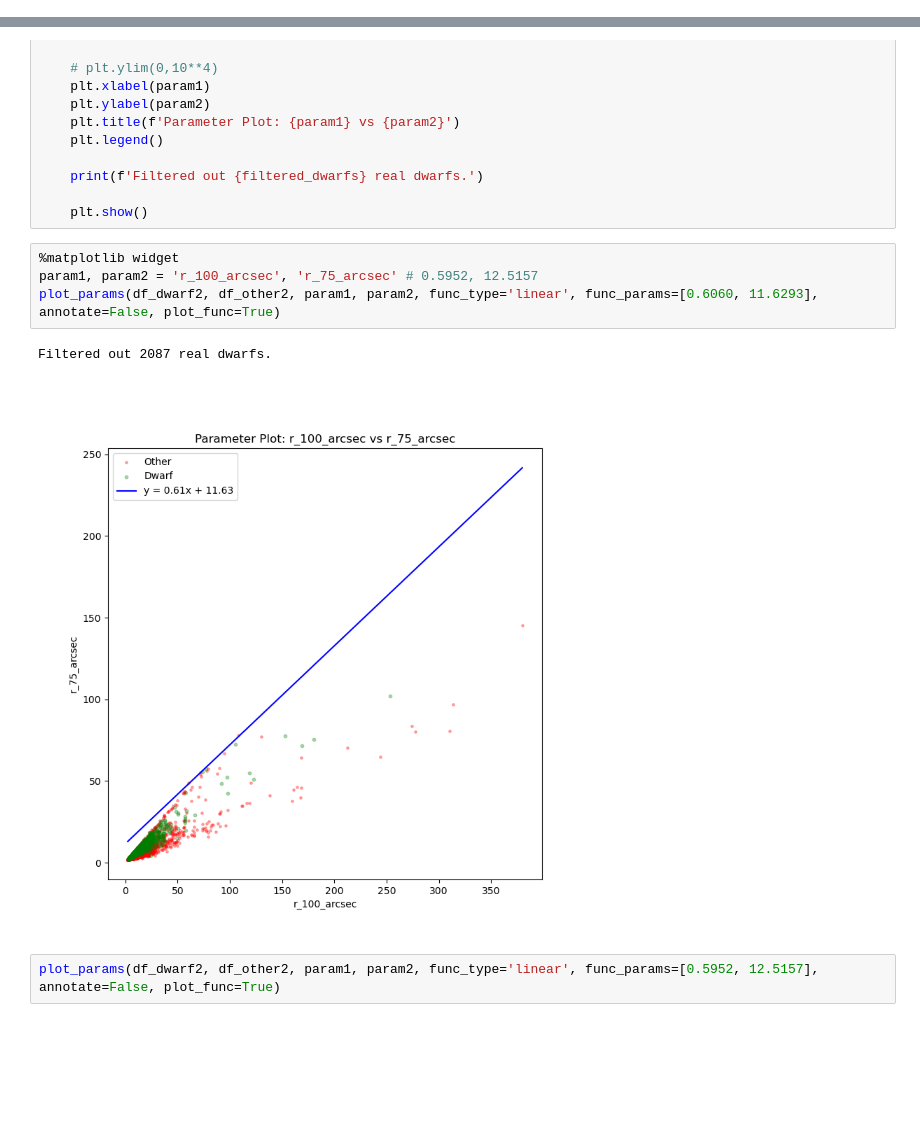
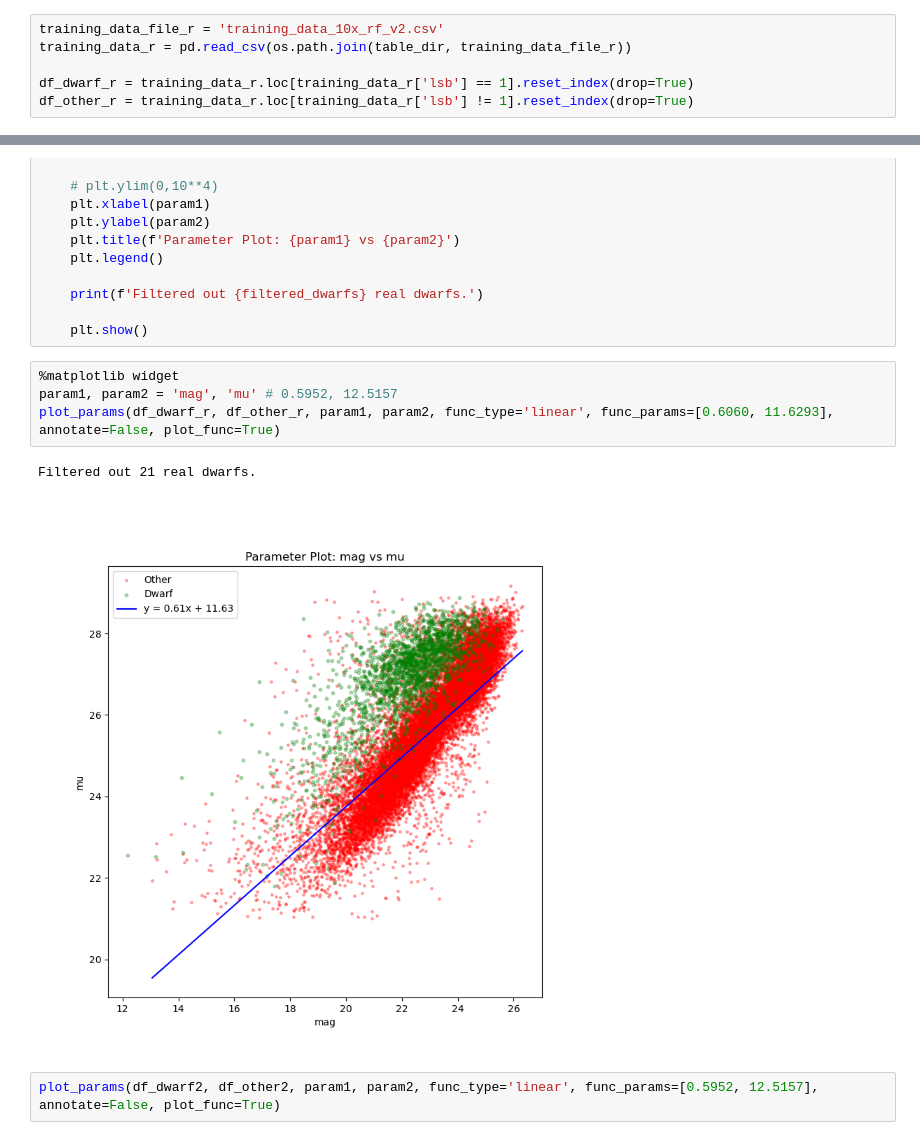
Before and after one commit to heesters-nick/DwarForge, a Jupyter notebook: notebooks/data_accretion.ipynb, the cells around one changed output, grey strips where cells are left out. Drawn from its saved outputs; the diff is of its cells as text; blank space fills up the shorter version.

```diff
--- a/notebooks/data_accretion.ipynb
+++ b/notebooks/data_accretion.ipynb
@@ -507,0 +744,6 @@ tile_list = get_tile_list(dwarf_cat)
+# %%
+training_data_file_r = 'training_data_10x_rf_v2.csv'
+training_data_r = pd.read_csv(os.path.join(table_dir, training_data_file_r))
+
+df_dwarf_r = training_data_r.loc[training_data_r['lsb'] == 1].reset_index(drop=True)
+df_other_r = training_data_r.loc[training_data_r['lsb'] != 1].reset_index(drop=True)
@@ -608,11 +853,11 @@ def plot_params(df_dwarf, df_other, param1, param2, func_type='linear', func_par
     plt.show()
 # %%
 %matplotlib widget
-param1, param2 = 'r_100_arcsec', 'r_75_arcsec' # 0.5952, 12.5157
-plot_params(df_dwarf2, df_other2, param1, param2, func_type='linear', func_params=[0.6060, 11.6293], annotate=False, plot_func=True)
+param1, param2 = 'mag', 'mu' # 0.5952, 12.5157
+plot_params(df_dwarf_r, df_other_r, param1, param2, func_type='linear', func_params=[0.6060, 11.6293], annotate=False, plot_func=True)
 # %% [output]
-Filtered out 2087 real dwarfs.
+Filtered out 21 real dwarfs.
-[figure, old version]
+[figure, new version]
 # %%
 plot_params(df_dwarf2, df_other2, param1, param2, func_type='linear', func_params=[0.5952, 12.5157], annotate=False, plot_func=True)
 # %% [output]
```
Also changed, not shown: parts of 18 cells of this notebook, 5 other files.
